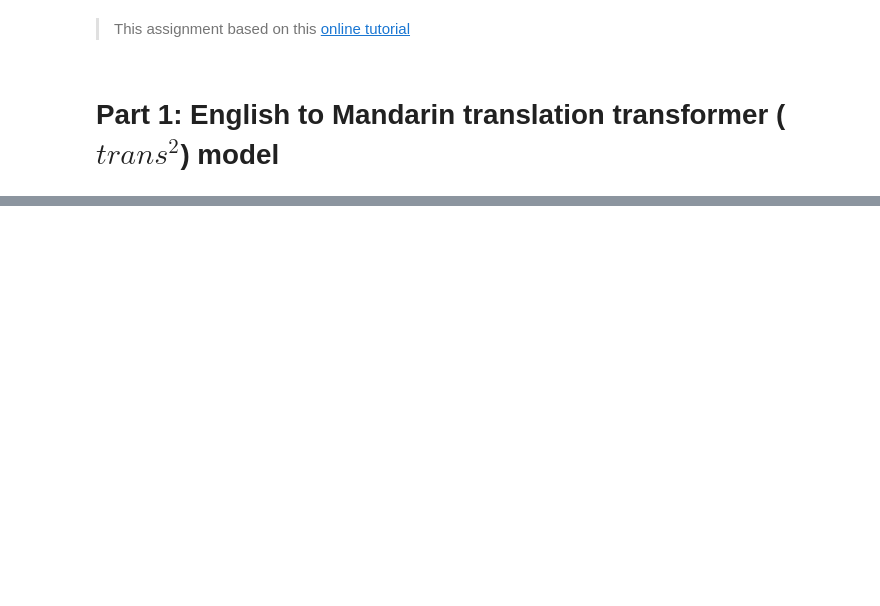
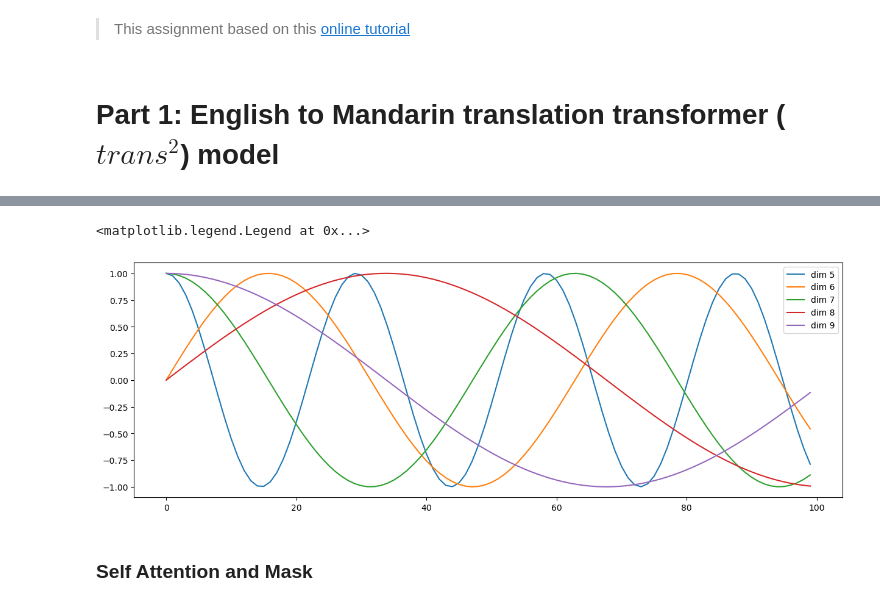
Before and after one commit to jona1115/trans2_encn, a Jupyter notebook: trans2_homework.ipynb, the cells around one changed output, grey strips where cells are left out. Saved outputs shown, nothing was run; the diff lists cells and outputs as text; code cells hidden in the pictures; blank space fills up the shorter version.

```diff
--- a/trans2_homework.ipynb
+++ b/trans2_homework.ipynb
@@ -108,0 +316,11 @@ DEVICE = torch.device("cuda" if torch.cuda.is_available() else "cpu")
+# %%
+plt.figure(figsize=(15, 5))
+pe = PositionalEncoding(24, 0)
+y = pe.forward(Variable(torch.zeros(1, 100, 24)))
+plt.plot(np.arange(100), y[0, :, 5:10].data.numpy())
+plt.legend(["dim %d"%p for p in [5,6,7,8,9]])
+# %% [output]
+<matplotlib.legend.Legend at 0x...>
+[figure, added]
+# %% [markdown]
+### Self Attention and Mask
```
Also changed, not shown: parts of 72 cells of this notebook, 1 other file.
